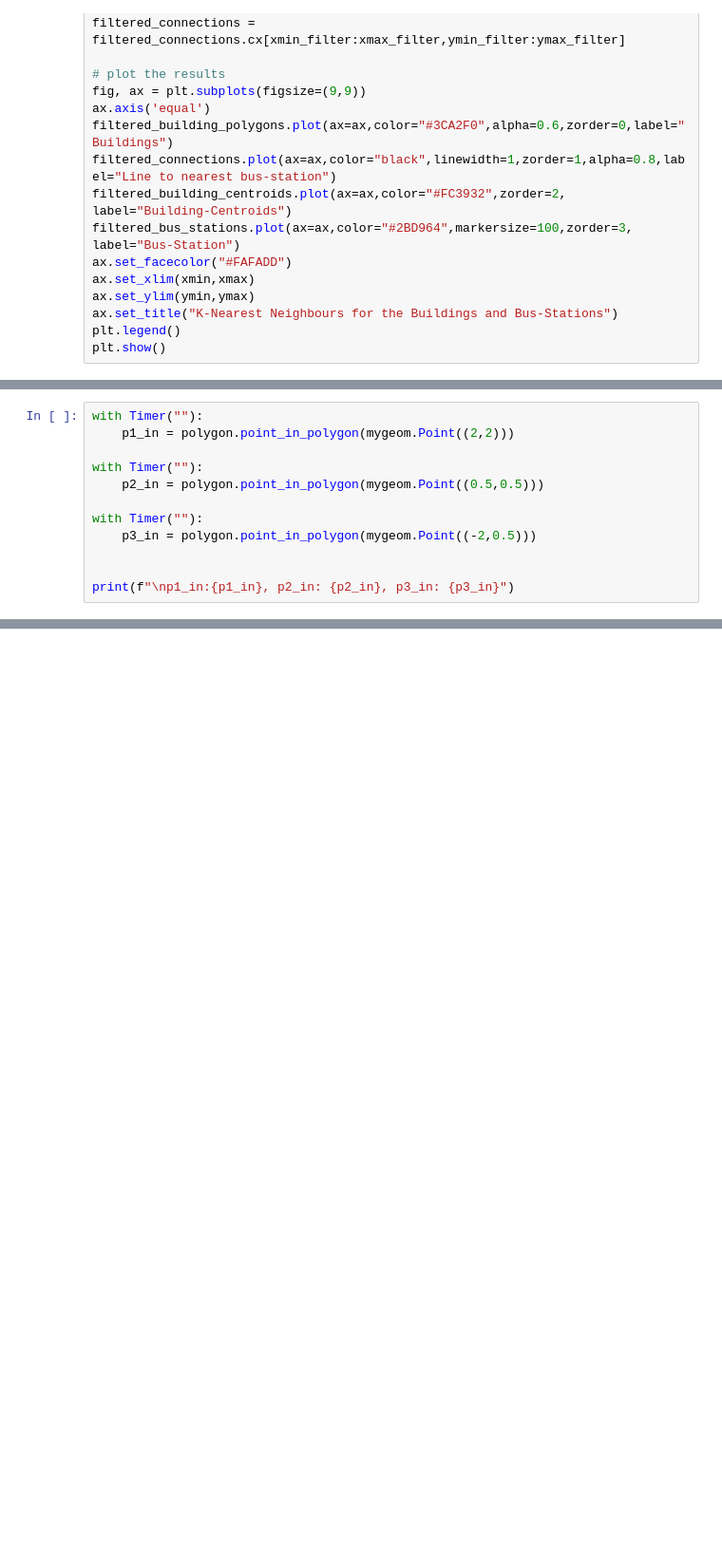
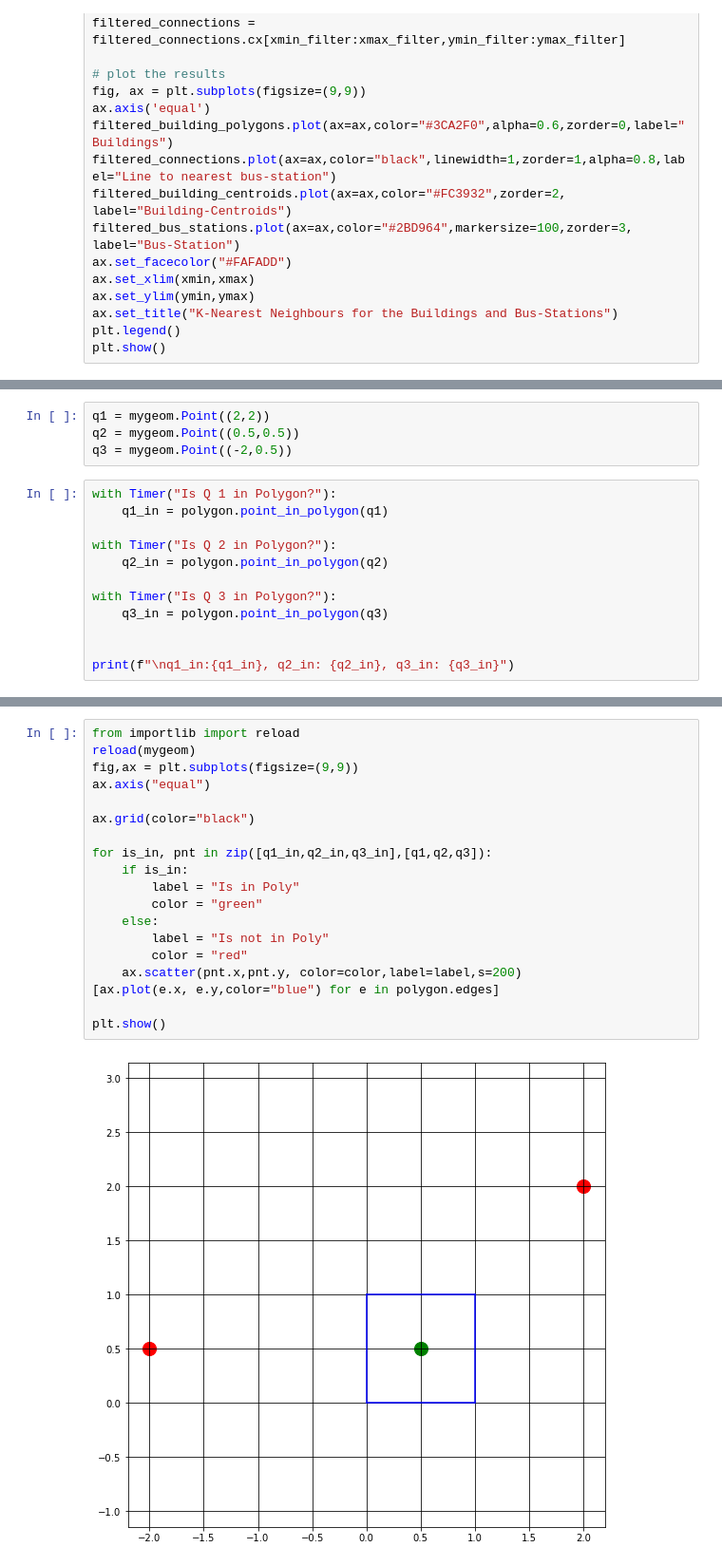
Before and after one commit to raphi-web/Advanced-Topics, a Jupyter notebook: assignment.ipynb, the cells around one changed output, grey strips where cells are left out. Shown: that part at 95% size. Saved outputs shown, nothing was run; the diff lists cells and outputs as text; blank space fills up the shorter version.

```diff
--- a/assignment.ipynb
+++ b/assignment.ipynb
@@ -237,14 +292,18 @@ p3 = mygeom.Point([1, 1])
 p4 = mygeom.Point([1, 0])
 polygon = mygeom.Polygon([p1, p2, p3, p4, p1])
 # %%
-with Timer(""):
-    p1_in = polygon.point_in_polygon(mygeom.Point((2,2)))
-
-with Timer(""):
-    p2_in = polygon.point_in_polygon(mygeom.Point((0.5,0.5)))
-
-with Timer(""):
-    p3_in = polygon.point_in_polygon(mygeom.Point((-2,0.5)))
-
-
-print(f"\np1_in:{p1_in}, p2_in: {p2_in}, p3_in: {p3_in}")
+q1 = mygeom.Point((2,2))
+q2 = mygeom.Point((0.5,0.5))
+q3 = mygeom.Point((-2,0.5))
+# %%
+with Timer("Is Q 1 in Polygon?"):
+    q1_in = polygon.point_in_polygon(q1)
+
+with Timer("Is Q 2 in Polygon?"):
+    q2_in = polygon.point_in_polygon(q2)
+
+with Timer("Is Q 3 in Polygon?"):
+    q3_in = polygon.point_in_polygon(q3)
+
+
+print(f"\nq1_in:{q1_in}, q2_in: {q2_in}, q3_in: {q3_in}")
@@ -251 +316,22 @@ print(f"\np1_in:{p1_in}, p2_in: {p2_in}, p3_in: {p3_in}")
+# %%
+from importlib import reload
+reload(mygeom)
+fig,ax = plt.subplots(figsize=(9,9))
+ax.axis("equal")
+
+ax.grid(color="black")
+
+for is_in, pnt in zip([q1_in,q2_in,q3_in],[q1,q2,q3]):
+    if is_in:
+        label = "Is in Poly"
+        color = "green"
+    else:
+        label = "Is not in Poly"
+        color = "red"
+    ax.scatter(pnt.x,pnt.y, color=color,label=label,s=200)
+[ax.plot(e.x, e.y,color="blue") for e in polygon.edges]
+
+plt.show()
+# %% [output]
+[figure, added]
 # %%
```
Also changed, not shown: parts of 53 cells of this notebook, 5 other files.
